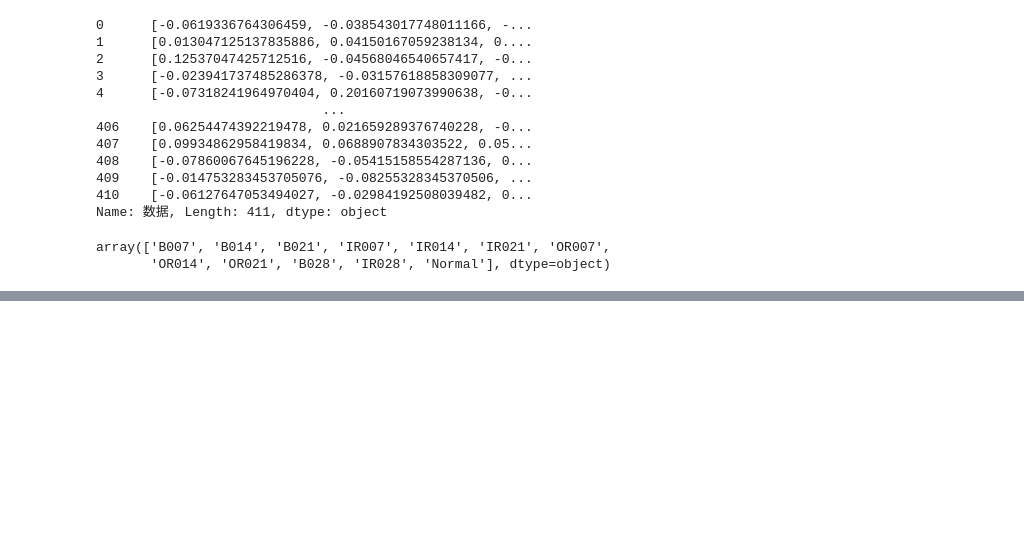
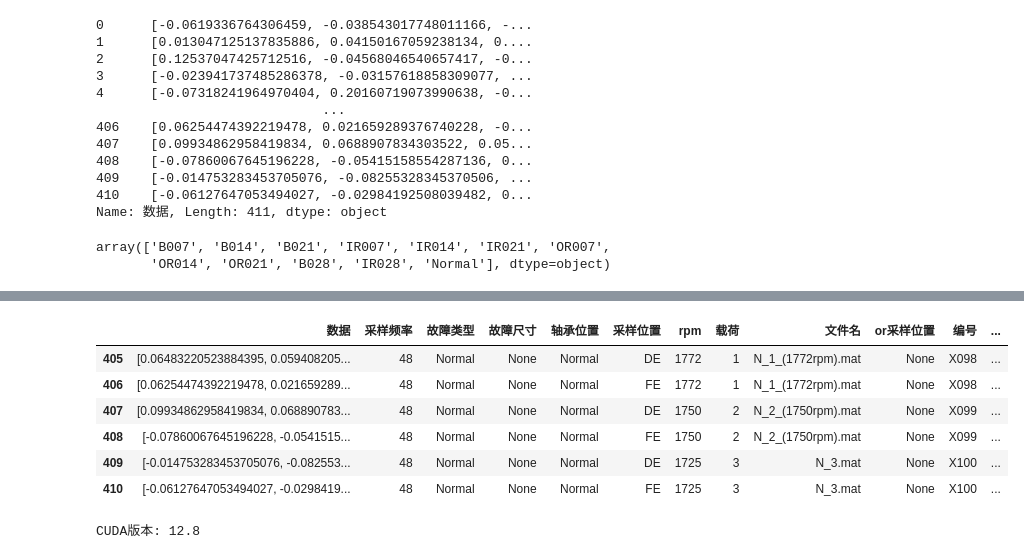
Before and after one commit to yeyumantian/DBN_FD, a Jupyter notebook: load_data.ipynb, the cells around one changed output, grey strips where cells are left out. Saved outputs shown, nothing was run; the diff lists cells and outputs as text; code cells hidden in the pictures; blank space fills up the shorter version.

```diff
--- a/load_data.ipynb
+++ b/load_data.ipynb
@@ -334,0 +353,16 @@ array(['B007', 'B014', 'B021', 'IR007', 'IR014', 'IR021', 'OR007',
+# %%
+df[df['数据长度']==384000.000000]
+# %% [output]
+|  | 数据 | 采样频率 | 故障类型 | 故障尺寸 | 轴承位置 | 采样位置 | rpm | 载荷 | 文件名 | or采样位置 | 编号 | ... |
+| 405 | [0.06483220523884395, 0.059408205... | 48 | Normal | None | Normal | DE | 1772 | 1 | N_1_(1772rpm).mat | None | X098 | ... |
+| 406 | [0.06254474392219478, 0.021659289... | 48 | Normal | None | Normal | FE | 1772 | 1 | N_1_(1772rpm).mat | None | X098 | ... |
+| 407 | [0.09934862958419834, 0.068890783... | 48 | Normal | None | Normal | DE | 1750 | 2 | N_2_(1750rpm).mat | None | X099 | ... |
+| 408 | [-0.07860067645196228, -0.0541515... | 48 | Normal | None | Normal | FE | 1750 | 2 | N_2_(1750rpm).mat | None | X099 | ... |
+| 409 | [-0.014753283453705076, -0.082553... | 48 | Normal | None | Normal | DE | 1725 | 3 | N_3.mat | None | X100 | ... |
+| 410 | [-0.06127647053494027, -0.0298419... | 48 | Normal | None | Normal | FE | 1725 | 3 | N_3.mat | None | X100 | ... |
+# %%
+df['编号'].nunique()
+import torch
+print("CUDA版本:", torch.version.cuda)
+# %% [output]
+CUDA版本: 12.8
```
Also changed, not shown: parts of 1 cell of this notebook, 13 other files.
